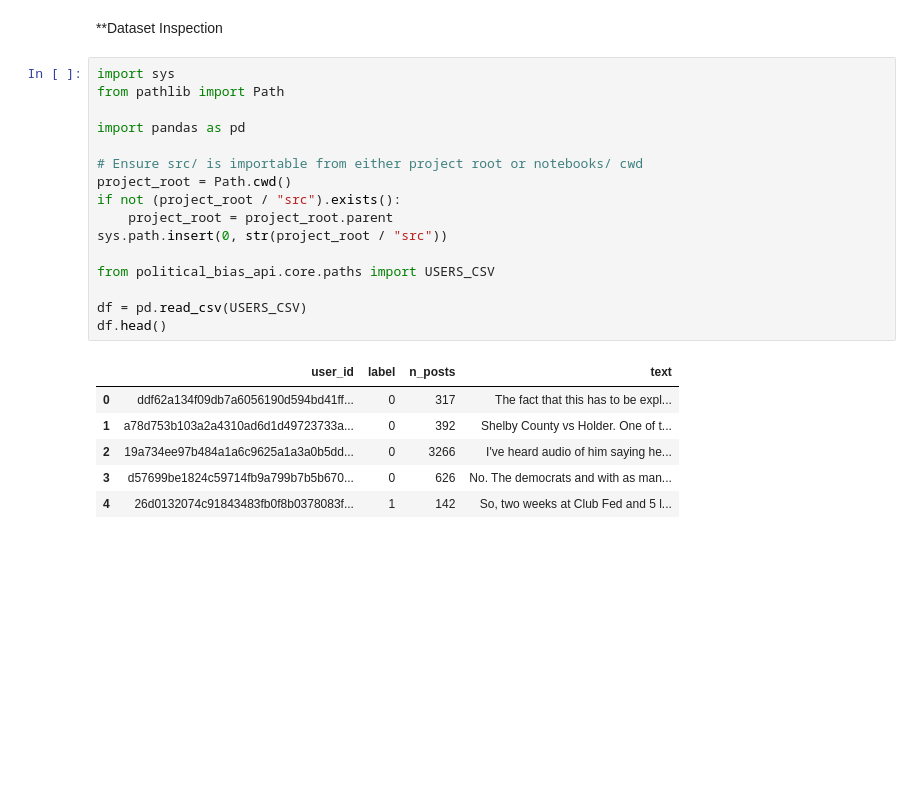
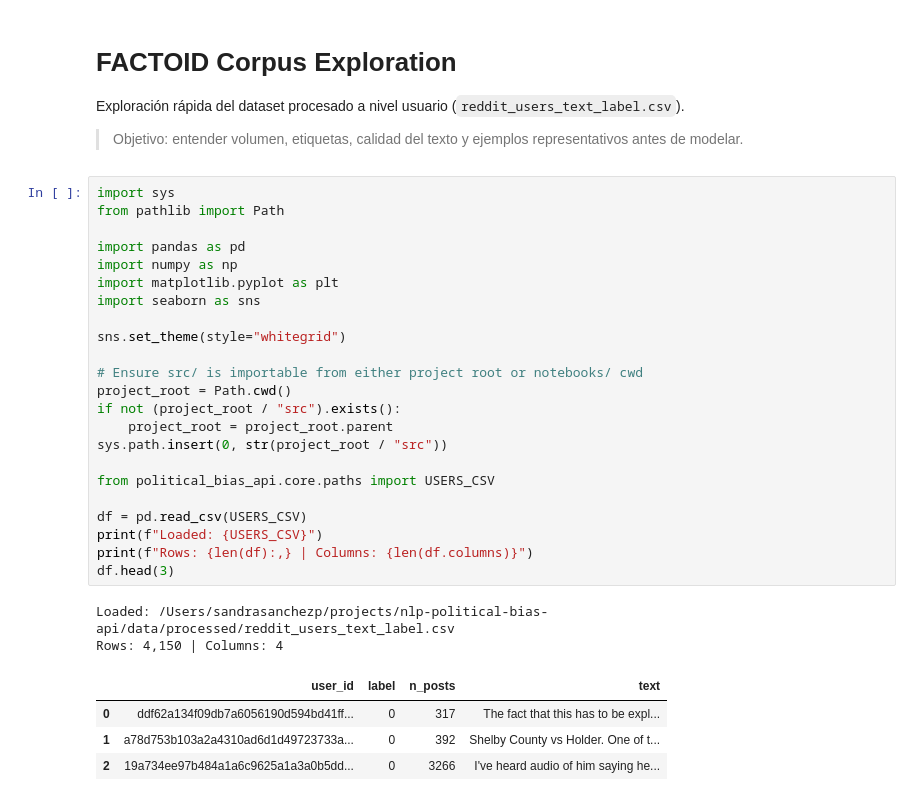
Before and after one commit to sanchezpaez/nlp-political-bias-api, a Jupyter notebook: notebooks/01_dataset_exploration.ipynb, the cells around one changed output. Cells and saved outputs as stored; diff of their text form; blank space fills up the shorter version.

Commit message:
notebook 1: expand corpus exploration and coverage checks

```diff
--- a/notebooks/01_dataset_exploration.ipynb
+++ b/notebooks/01_dataset_exploration.ipynb
@@ -1,25 +1,35 @@
 # %% [markdown]
-**Dataset Inspection
+# FACTOID Corpus Exploration
+Exploración rápida del dataset procesado a nivel usuario (`reddit_users_text_label.csv`).
+
+> Objetivo: entender volumen, etiquetas, calidad del texto y ejemplos representativos antes de modelar.
 # %%
 import sys
 from pathlib import Path
 
 import pandas as pd
+import numpy as np
+import matplotlib.pyplot as plt
+import seaborn as sns
+
+sns.set_theme(style="whitegrid")
 
 # Ensure src/ is importable from either project root or notebooks/ cwd
 project_root = Path.cwd()
 if not (project_root / "src").exists():
     project_root = project_root.parent
 sys.path.insert(0, str(project_root / "src"))
 
 from political_bias_api.core.paths import USERS_CSV
 
 df = pd.read_csv(USERS_CSV)
-df.head()
+print(f"Loaded: {USERS_CSV}")
+print(f"Rows: {len(df):,} | Columns: {len(df.columns)}")
+df.head(3)
 # %% [output]
+Loaded: /Users/sandrasanchezp/projects/nlp-political-bias-api/data/processed/reddit_users_text_label.csv
+Rows: 4,150 | Columns: 4
 |  | user_id | label | n_posts | text |
 | 0 | ddf62a134f09db7a6056190d594bd41ff... | 0 | 317 | The fact that this has to be expl... |
 | 1 | a78d753b103a2a4310ad6d1d49723733a... | 0 | 392 | Shelby County vs Holder. One of t... |
 | 2 | 19a734ee97b484a1a6c9625a1a3a0b5dd... | 0 | 3266 | I've heard audio of him saying he... |
-| 3 | d57699be1824c59714fb9a799b7b5b670... | 0 | 626 | No. The democrats and with as man... |
-| 4 | 26d0132074c91843483fb0f8b0378083f... | 1 | 142 | So, two weeks at Club Fed and 5 l... |
```
Also changed, not shown: parts of 8 cells of this notebook.
